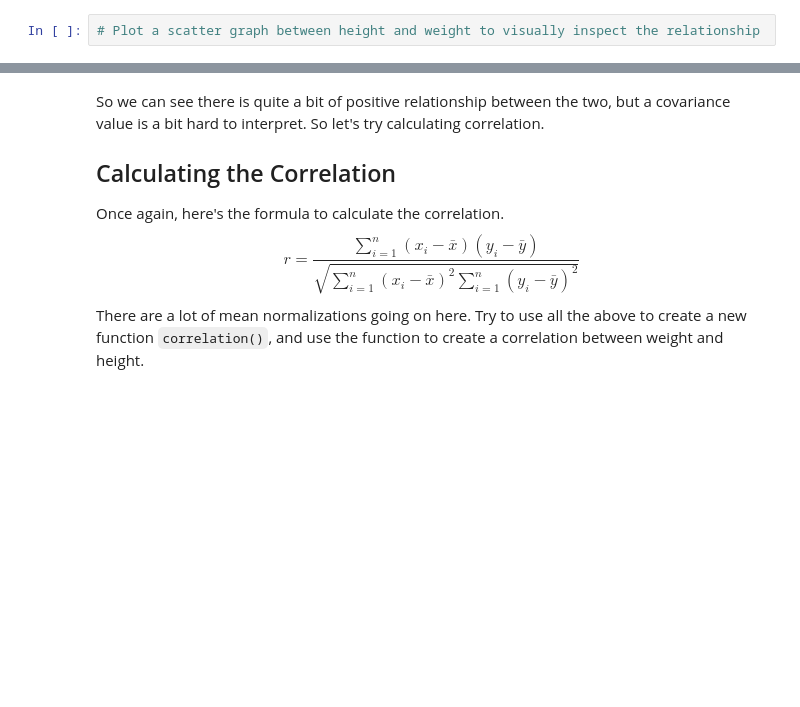
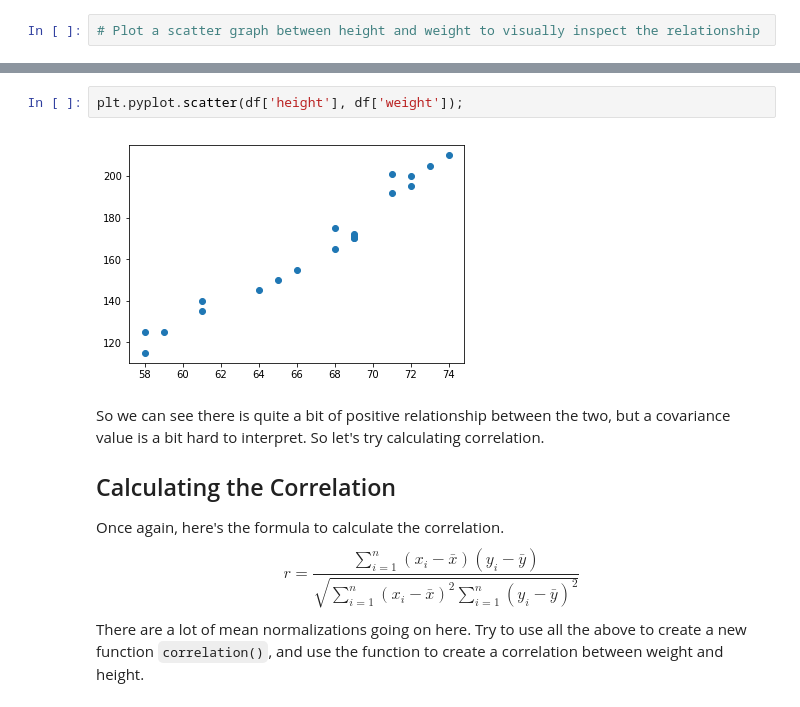
Before and after one commit to eannefawcett/dsc-correlation-covariance-lab-online-ds-pt-081219, a Jupyter notebook: index.ipynb, the cells around one changed output, grey strips where cells are left out. Saved outputs shown, nothing was run; the diff lists cells and outputs as text; blank space fills up the shorter version.

```diff
--- a/index.ipynb
+++ b/index.ipynb
@@ -192,3 +193,7 @@ Remember that covariance is a metric that is hard to interpret. Let's dig a litt
+# %%
+plt.pyplot.scatter(df['height'], df['weight']);
+# %% [output]
+[figure, added]
 # %% [markdown]
 So we can see there is quite a bit of positive relationship between the two, but a covariance value is a bit hard to interpret. So let's try calculating correlation.
 
```
Also changed, not shown: parts of 9 cells of this notebook.
